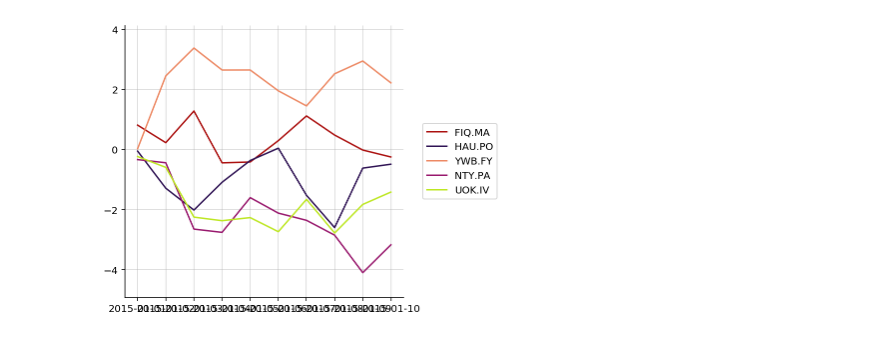
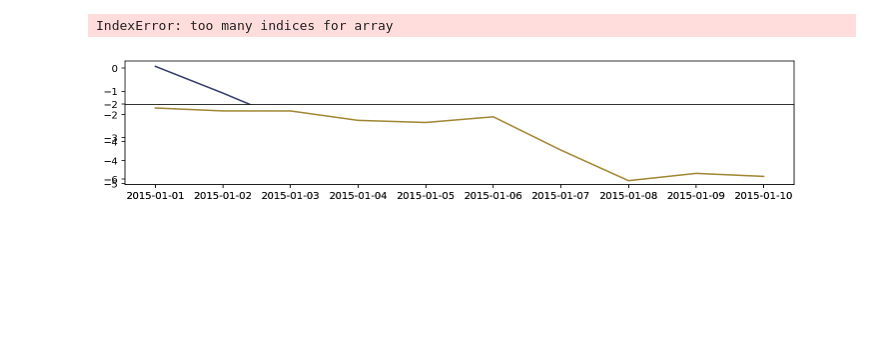
Before and after one commit to timkpaine/lantern, a Jupyter notebook: examples/matplotlib.ipynb, the cells around one changed output. Drawn from its saved outputs; the diff is of its cells as text; code cells hidden in the pictures; blank space fills up the shorter version.

```diff
--- a/examples/matplotlib.ipynb
+++ b/examples/matplotlib.ipynb
@@ -22,7 +9,8 @@ df
 # %%
-l.plot(df, size=(5,5))
+l.plot(df[[col1, col2]], size=(12,5), subplot=True)
 # %% [output]
+IndexError: too many indices for array
-[figure, old version]
+[figure, new version]
 # %%
 f = l.figure()
 f.line(df[df.columns[:1]])
```
Also changed, not shown: parts of 4 cells of this notebook, 6 other files.
